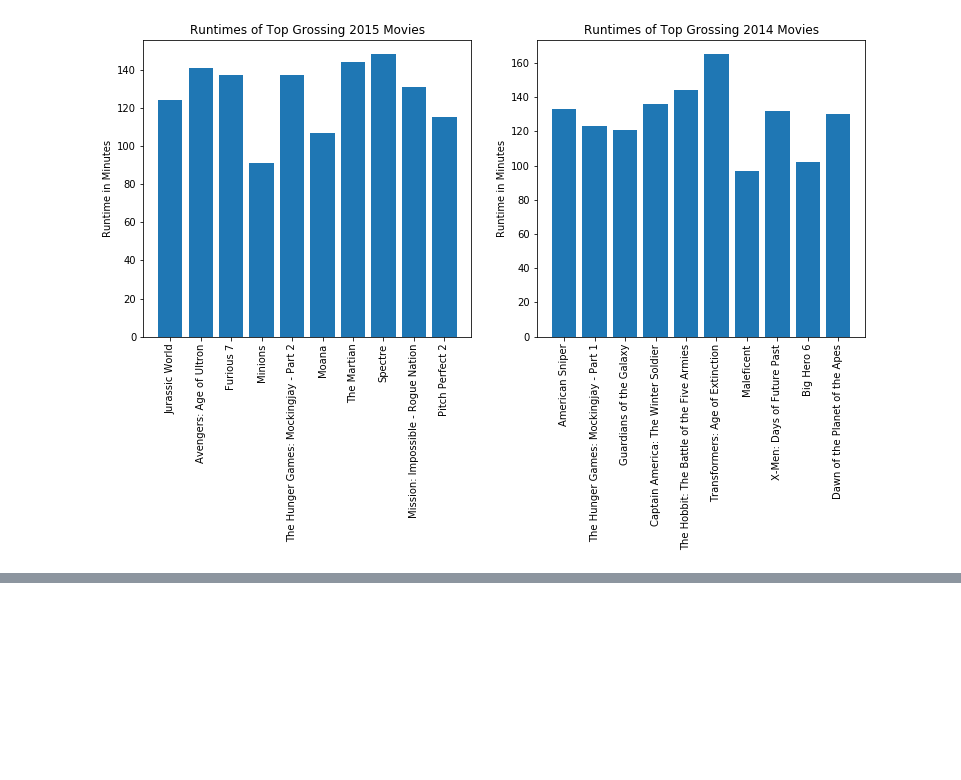
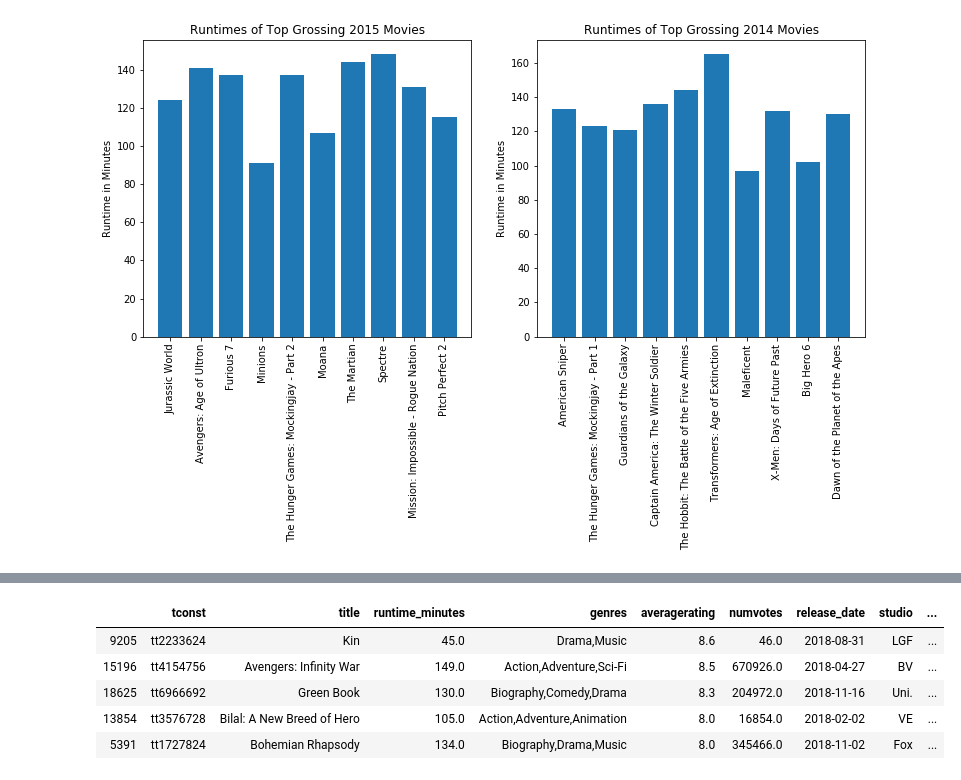
Before and after one commit to psuero1/movie-project, a Jupyter notebook: Data_Visualizations.ipynb, the cells around one changed output, grey strips where cells are left out. Cells and saved outputs as stored; diff of their text form; code cells hidden in the pictures; blank space fills up the shorter version.

```diff
--- a/Data_Visualizations.ipynb
+++ b/Data_Visualizations.ipynb
@@ -106,0 +121,10 @@ Text(0.5, 1.0, 'Average Runtimes of Top Grossing Movies 2014-2018')
+# %%
+top_rated18 = all_movies[(all_movies['release_date'] >= '2018')].sort_values(by ='averagerating', ascending = False)
+top_rated18.head()
+# %% [output]
+|  | tconst | title | runtime_minutes | genres | averagerating | numvotes | release_date | studio | ... |
+| 9205 | tt2233624 | Kin | 45.0 | Drama,Music | 8.6 | 46.0 | 2018-08-31 | LGF | ... |
+| 15196 | tt4154756 | Avengers: Infinity War | 149.0 | Action,Adventure,Sci-Fi | 8.5 | 670926.0 | 2018-04-27 | BV | ... |
+| 18625 | tt6966692 | Green Book | 130.0 | Biography,Comedy,Drama | 8.3 | 204972.0 | 2018-11-16 | Uni. | ... |
+| 13854 | tt3576728 | Bilal: A New Breed of Hero | 105.0 | Action,Adventure,Animation | 8.0 | 16854.0 | 2018-02-02 | VE | ... |
+| 5391 | tt1727824 | Bohemian Rhapsody | 134.0 | Biography,Drama,Music | 8.0 | 345466.0 | 2018-11-02 | Fox | ... |
```
Also changed, not shown: parts of 4 cells of this notebook.
